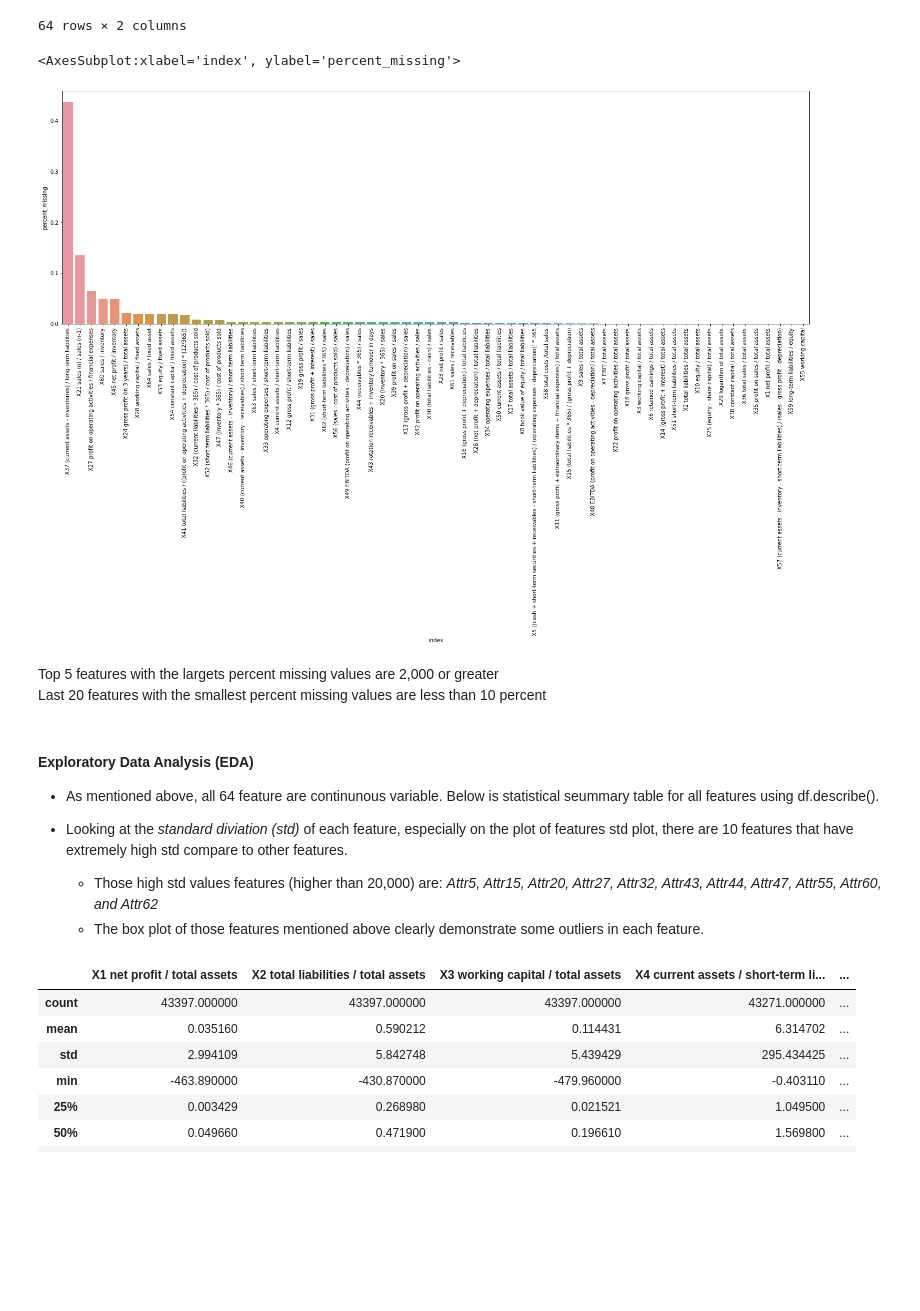
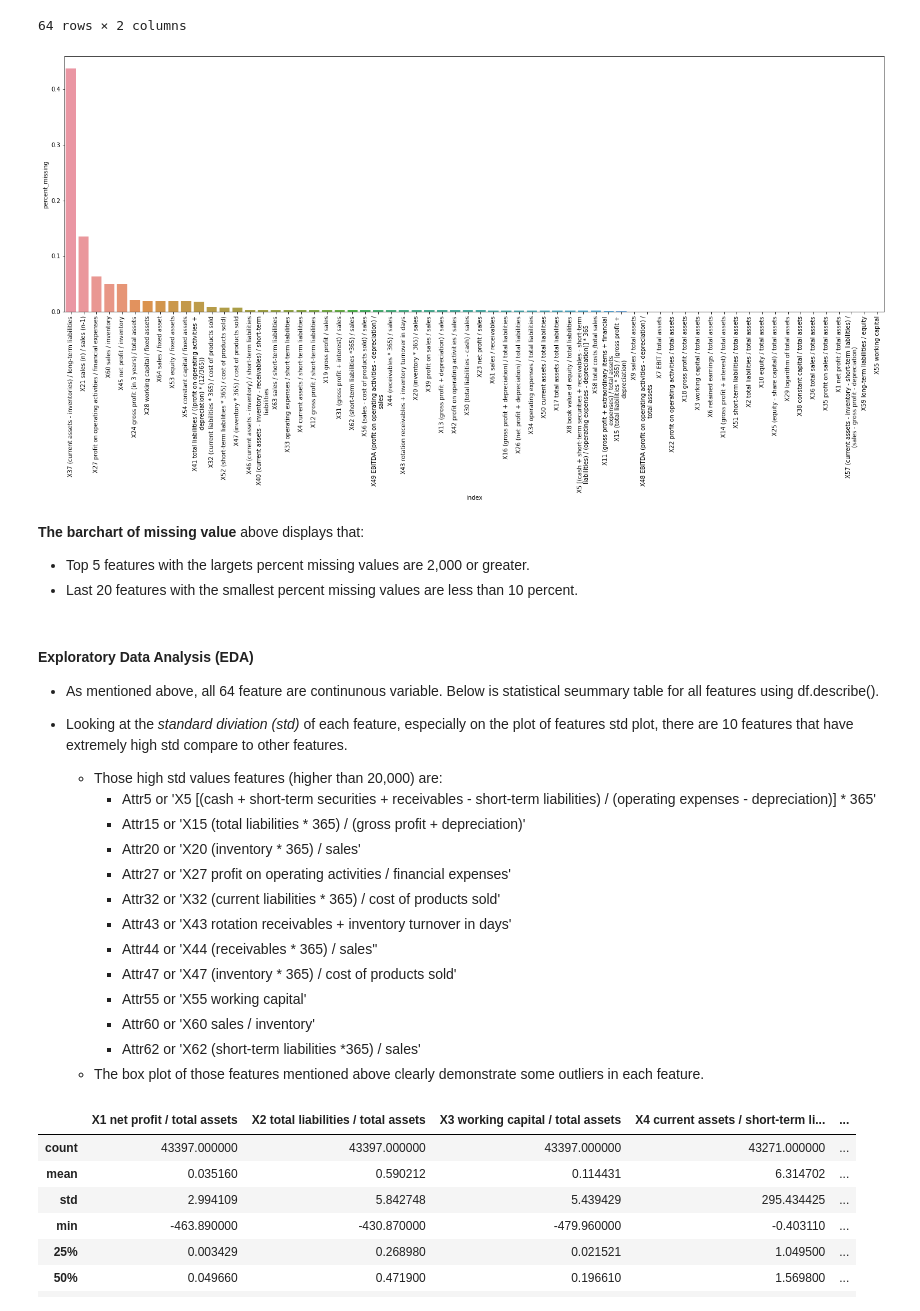
Before and after one commit to JosephLazarus/QTW, a Jupyter notebook: Case Study 4/CaseStudy4_Final.ipynb, the cells around one changed output. Drawn from its saved outputs; the diff is of its cells as text; code cells hidden in the pictures; blank space fills up the shorter version.

```diff
--- a/Case Study 4/CaseStudy4_Final.ipynb
+++ b/Case Study 4/CaseStudy4_Final.ipynb
@@ -90,6 +104,6 @@ named_cols
  'X64 sales / fixed asset',
  'class']
 # %%
-# Read in dataset (directly from the file that we wrote to Github)
-df = pd.read_csv("https://raw.githubusercontent.com/JosephLazarus/QTW/main/Case%20Study%204/Data/all_5years.csv")
-df.head()
+# Read in dataset directly from the file that we wrote to Github
+# df = pd.read_csv("https://raw.githubusercontent.com/JosephLazarus/QTW/main/Case%20Study%204/Data/all_5years.csv")
+# df.head()
@@ -115,4 +109,0 @@ df.head()
-# %%
-# There are 2 classes: 0 and 1 - dtype is int!
-print(df.groupby(['class'])['class'].count())
-df['class'] = df['class'].astype(str)
@@ -151,8 +150,8 @@ class
 Name: class, dtype: int64
 # %%
-# # Mapped the target variable b'0' to 0 and b'1' to 1
-# class_dict = {b'0': '0', b'1': '1'}
+# Mapped the target variable b'0' to 0 and b'1' to 1
+class_dict = {b'0': '0', b'1': '1'}
 
-# df['class'] = df['class'].map(class_dict)
-# print(df.groupby(['class'])['class'].count())
+df['class'] = df['class'].map(class_dict)
+print(df.groupby(['class'])['class'].count())
 # %% [output]
@@ -192,25 +194,47 @@ df_na
 | X59 long-term liabilities / equity | 7 | 0.000161 |
 | X55 working capital | 1 | 0.000023 |
 64 rows × 2 columns
+# %%
+# Using Textwrap for chart axis due to long feature names
+import textwrap
+def wrap_labels(ax, width, break_long_words=False):
+    labels = []
+    for label in ax.get_xticklabels():
+        text = label.get_text()
+        labels.append(textwrap.fill(text, width=width, break_long_words=break_long_words))
+    ax.set_xticklabels(labels, rotation=90)
 # %%
 a4_dims = (25, 8)
 fig, axes = plt.subplots(1, 1, figsize=a4_dims)
-plt.xticks(rotation=90)
+sns.barplot(x="index", y="percent_missing", data=df_na.reset_index())
 
-sns.barplot(x="index", y="percent_missing", data=df_na.reset_index())
+wrap_labels(axes, 60)
 # %% [output]
-<AxesSubplot:xlabel='index', ylabel='percent_missing'>
-[figure, old version]
+[figure, new version]
 # %% [markdown]
-Top 5 features with the largets percent missing values are 2,000 or greater <br>
-Last 20 features with the smallest percent missing values are less than 10 percent
+**The barchart of missing value** above displays that:
+- Top 5 features with the largets percent missing values are 2,000 or greater.
+- Last 20 features with the smallest percent missing values are less than 10 percent.
+
+</br>
 # %% [markdown]
 #### Exploratory Data Analysis (EDA)
 
 - As mentioned above, all 64 feature are continunous variable.  Below is statistical seummary table for all features using df.describe().
 
 - Looking at the *standard diviation (std)* of each feature, especially on the plot of features std plot, there are 10 features that have extremely high std compare to other features.
-    - Those high std values features (higher than 20,000) are: *Attr5, Attr15, Attr20, Attr27, Attr32, Attr43, Attr44, Attr47, Attr55, Attr60, and Attr62*
+    - Those high std values features (higher than 20,000) are:
+        - Attr5 or 'X5 [(cash + short-term securities + receivables - short-term liabilities) / (operating expenses - depreciation)] * 365'
+        - Attr15 or 'X15 (total liabilities * 365) / (gross profit + depreciation)'
+        - Attr20 or 'X20 (inventory * 365) / sales'
+        - Attr27 or 'X27 profit on operating activities / financial expenses'
+        - Attr32 or 'X32 (current liabilities * 365) / cost of products sold'
+        - Attr43 or 'X43 rotation receivables + inventory turnover in days'
+        - Attr44 or 'X44 (receivables * 365) / sales''
+        - Attr47 or 'X47 (inventory * 365) / cost of products sold'
+        - Attr55 or 'X55 working capital'
+        - Attr60 or 'X60 sales / inventory'
+        - Attr62 or 'X62 (short-term liabilities *365) / sales'
     - The box plot of those features mentioned above clearly demonstrate some outliers in each feature.
 # %%
 df.describe()
```
Also changed, not shown: parts of 49 cells of this notebook.
